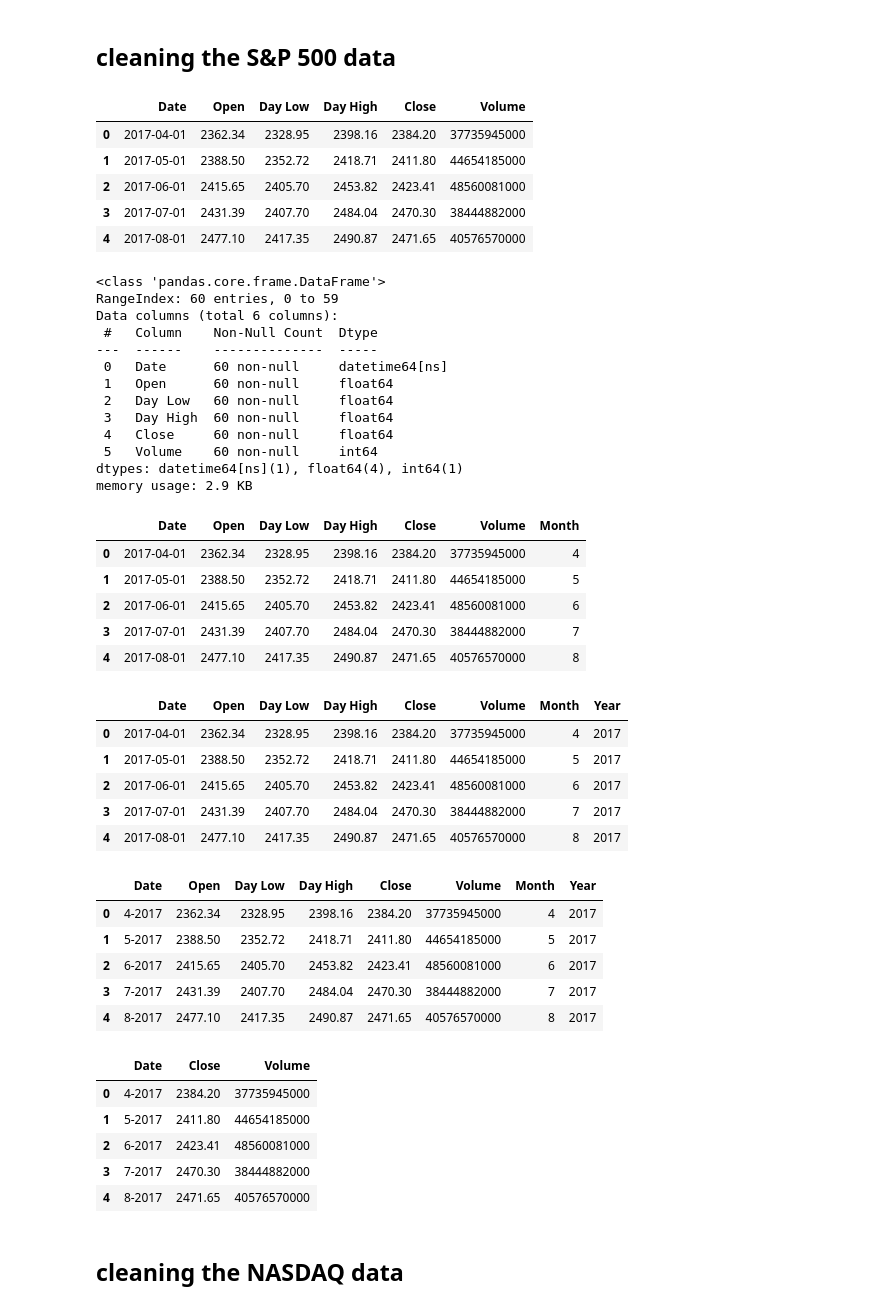
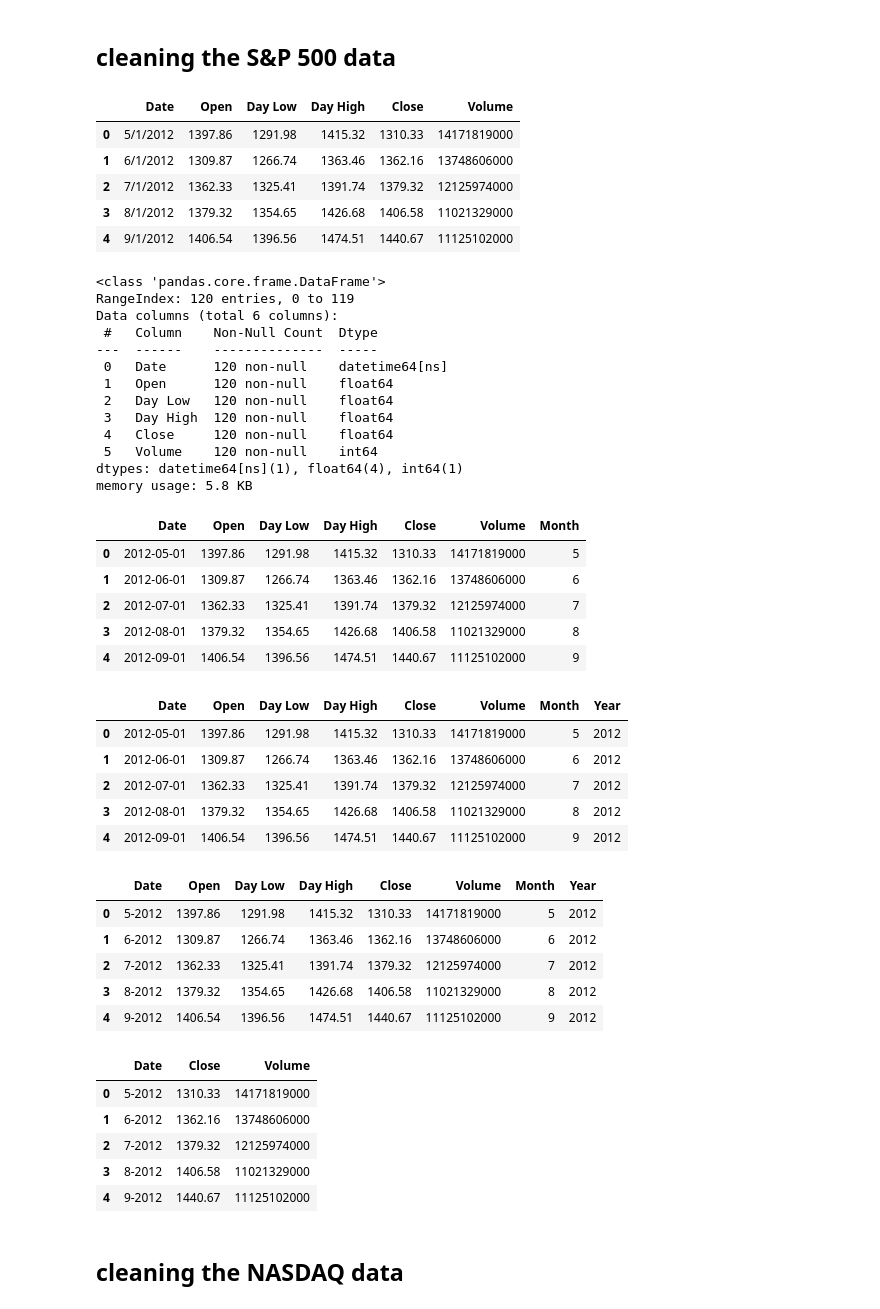
Before and after one commit to Kuldeep200/Covid-19, a Jupyter notebook: cleaning_data_files.ipynb, the cells around one changed output. Drawn from its saved outputs; the diff is of its cells as text; code cells hidden in the pictures.

Commit message:
more stocks data

```diff
--- a/cleaning_data_files.ipynb
+++ b/cleaning_data_files.ipynb
@@ -108,16 +108,16 @@ new_df.to_csv('Resources/cleaned_covid_data.csv')
 # %% [markdown]
 ## cleaning the S&P 500 data
 # %%
-file="Resources/US Market S&P 500 Project Monthly .xlsx"
-df_SP=pd.read_excel(file)
+file="Resources/S&P 500 HistoricalData 10 Years.csv"
+df_SP=pd.read_csv(file)
 df_SP.head()
 # %% [output]
 |  | Date | Open | Day Low | Day High | Close | Volume |
-| 0 | 2017-04-01 | 2362.34 | 2328.95 | 2398.16 | 2384.20 | 37735945000 |
-| 1 | 2017-05-01 | 2388.50 | 2352.72 | 2418.71 | 2411.80 | 44654185000 |
-| 2 | 2017-06-01 | 2415.65 | 2405.70 | 2453.82 | 2423.41 | 48560081000 |
-| 3 | 2017-07-01 | 2431.39 | 2407.70 | 2484.04 | 2470.30 | 38444882000 |
-| 4 | 2017-08-01 | 2477.10 | 2417.35 | 2490.87 | 2471.65 | 40576570000 |
+| 0 | 5/1/2012 | 1397.86 | 1291.98 | 1415.32 | 1310.33 | 14171819000 |
+| 1 | 6/1/2012 | 1309.87 | 1266.74 | 1363.46 | 1362.16 | 13748606000 |
+| 2 | 7/1/2012 | 1362.33 | 1325.41 | 1391.74 | 1379.32 | 12125974000 |
+| 3 | 8/1/2012 | 1379.32 | 1354.65 | 1426.68 | 1406.58 | 11021329000 |
+| 4 | 9/1/2012 | 1406.54 | 1396.56 | 1474.51 | 1440.67 | 11125102000 |
 # %%
 # covert to datetime
 df_SP['Date'] = pd.to_datetime(df_SP['Date'], errors='coerce')
@@ -125,59 +125,59 @@ df_SP['Date'] = pd.to_datetime(df_SP['Date'], errors='coerce')
 df_SP.info()
 # %% [output]
 <class 'pandas.core.frame.DataFrame'>
-RangeIndex: 60 entries, 0 to 59
+RangeIndex: 120 entries, 0 to 119
 Data columns (total 6 columns):
  #   Column    Non-Null Count  Dtype
 ---  ------    --------------  -----
- 0   Date      60 non-null     datetime64[ns]
- 1   Open      60 non-null     float64
- 2   Day Low   60 non-null     float64
- 3   Day High  60 non-null     float64
- 4   Close     60 non-null     float64
- 5   Volume    60 non-null     int64
+ 0   Date      120 non-null    datetime64[ns]
+ 1   Open      120 non-null    float64
+ 2   Day Low   120 non-null    float64
+ 3   Day High  120 non-null    float64
+ 4   Close     120 non-null    float64
+ 5   Volume    120 non-null    int64
 dtypes: datetime64[ns](1), float64(4), int64(1)
-memory usage: 2.9 KB
+memory usage: 5.8 KB
 # %%
 df_SP['Month']= df_SP['Date'].dt.month
 df_SP.head()
 # %% [output]
 |  | Date | Open | Day Low | Day High | Close | Volume | Month |
-| 0 | 2017-04-01 | 2362.34 | 2328.95 | 2398.16 | 2384.20 | 37735945000 | 4 |
-| 1 | 2017-05-01 | 2388.50 | 2352.72 | 2418.71 | 2411.80 | 44654185000 | 5 |
-| 2 | 2017-06-01 | 2415.65 | 2405.70 | 2453.82 | 2423.41 | 48560081000 | 6 |
-| 3 | 2017-07-01 | 2431.39 | 2407.70 | 2484.04 | 2470.30 | 38444882000 | 7 |
-| 4 | 2017-08-01 | 2477.10 | 2417.35 | 2490.87 | 2471.65 | 40576570000 | 8 |
+| 0 | 2012-05-01 | 1397.86 | 1291.98 | 1415.32 | 1310.33 | 14171819000 | 5 |
+| 1 | 2012-06-01 | 1309.87 | 1266.74 | 1363.46 | 1362.16 | 13748606000 | 6 |
+| 2 | 2012-07-01 | 1362.33 | 1325.41 | 1391.74 | 1379.32 | 12125974000 | 7 |
+| 3 | 2012-08-01 | 1379.32 | 1354.65 | 1426.68 | 1406.58 | 11021329000 | 8 |
+| 4 | 2012-09-01 | 1406.54 | 1396.56 | 1474.51 | 1440.67 | 11125102000 | 9 |
 # %%
 df_SP['Year']= df_SP['Date'].dt.year
 df_SP.head()
 # %% [output]
 |  | Date | Open | Day Low | Day High | Close | Volume | Month | Year |
-| 0 | 2017-04-01 | 2362.34 | 2328.95 | 2398.16 | 2384.20 | 37735945000 | 4 | 2017 |
-| 1 | 2017-05-01 | 2388.50 | 2352.72 | 2418.71 | 2411.80 | 44654185000 | 5 | 2017 |
-| 2 | 2017-06-01 | 2415.65 | 2405.70 | 2453.82 | 2423.41 | 48560081000 | 6 | 2017 |
-| 3 | 2017-07-01 | 2431.39 | 2407.70 | 2484.04 | 2470.30 | 38444882000 | 7 | 2017 |
-| 4 | 2017-08-01 | 2477.10 | 2417.35 | 2490.87 | 2471.65 | 40576570000 | 8 | 2017 |
+| 0 | 2012-05-01 | 1397.86 | 1291.98 | 1415.32 | 1310.33 | 14171819000 | 5 | 2012 |
+| 1 | 2012-06-01 | 1309.87 | 1266.74 | 1363.46 | 1362.16 | 13748606000 | 6 | 2012 |
+| 2 | 2012-07-01 | 1362.33 | 1325.41 | 1391.74 | 1379.32 | 12125974000 | 7 | 2012 |
+| 3 | 2012-08-01 | 1379.32 | 1354.65 | 1426.68 | 1406.58 | 11021329000 | 8 | 2012 |
+| 4 | 2012-09-01 | 1406.54 | 1396.56 | 1474.51 | 1440.67 | 11125102000 | 9 | 2012 |
 # %%
 cols=["Month","Year"]
 df_SP['Date']=df_SP[cols].apply(lambda x: '-'.join(x.values.astype(str)), axis='columns')
 df_SP.head()
 # %% [output]
 |  | Date | Open | Day Low | Day High | Close | Volume | Month | Year |
-| 0 | 4-2017 | 2362.34 | 2328.95 | 2398.16 | 2384.20 | 37735945000 | 4 | 2017 |
-| 1 | 5-2017 | 2388.50 | 2352.72 | 2418.71 | 2411.80 | 44654185000 | 5 | 2017 |
-| 2 | 6-2017 | 2415.65 | 2405.70 | 2453.82 | 2423.41 | 48560081000 | 6 | 2017 |
-| 3 | 7-2017 | 2431.39 | 2407.70 | 2484.04 | 2470.30 | 38444882000 | 7 | 2017 |
-| 4 | 8-2017 | 2477.10 | 2417.35 | 2490.87 | 2471.65 | 40576570000 | 8 | 2017 |
+| 0 | 5-2012 | 1397.86 | 1291.98 | 1415.32 | 1310.33 | 14171819000 | 5 | 2012 |
+| 1 | 6-2012 | 1309.87 | 1266.74 | 1363.46 | 1362.16 | 13748606000 | 6 | 2012 |
+| 2 | 7-2012 | 1362.33 | 1325.41 | 1391.74 | 1379.32 | 12125974000 | 7 | 2012 |
+| 3 | 8-2012 | 1379.32 | 1354.65 | 1426.68 | 1406.58 | 11021329000 | 8 | 2012 |
+| 4 | 9-2012 | 1406.54 | 1396.56 | 1474.51 | 1440.67 | 11125102000 | 9 | 2012 |
 # %%
 df_SP.drop(df_SP.columns[[1, 2, 3, 6, 7]], axis = 1, inplace = True)
 df_SP.head()
 # %% [output]
 |  | Date | Close | Volume |
-| 0 | 4-2017 | 2384.20 | 37735945000 |
-| 1 | 5-2017 | 2411.80 | 44654185000 |
-| 2 | 6-2017 | 2423.41 | 48560081000 |
-| 3 | 7-2017 | 2470.30 | 38444882000 |
-| 4 | 8-2017 | 2471.65 | 40576570000 |
+| 0 | 5-2012 | 1310.33 | 14171819000 |
+| 1 | 6-2012 | 1362.16 | 13748606000 |
+| 2 | 7-2012 | 1379.32 | 12125974000 |
+| 3 | 8-2012 | 1406.58 | 11021329000 |
+| 4 | 9-2012 | 1440.67 | 11125102000 |
 # %%
 # Save new dateframe as CSV file
 # export to CSV file
```
Also changed, not shown: parts of 14 cells of this notebook, 4 other files.
